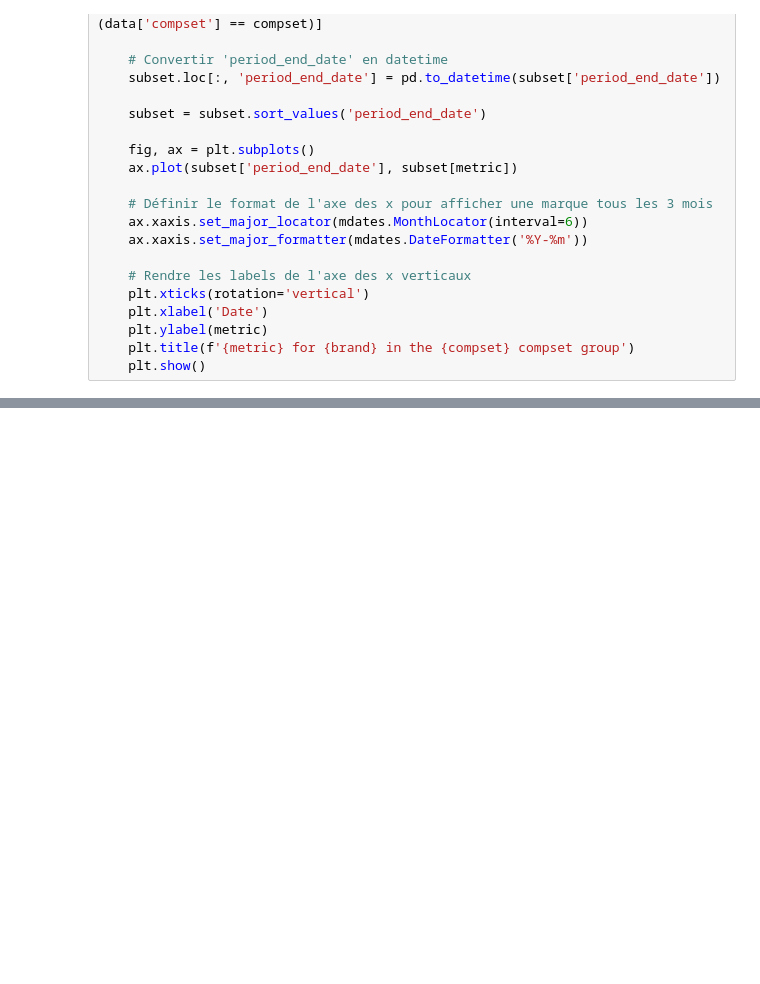
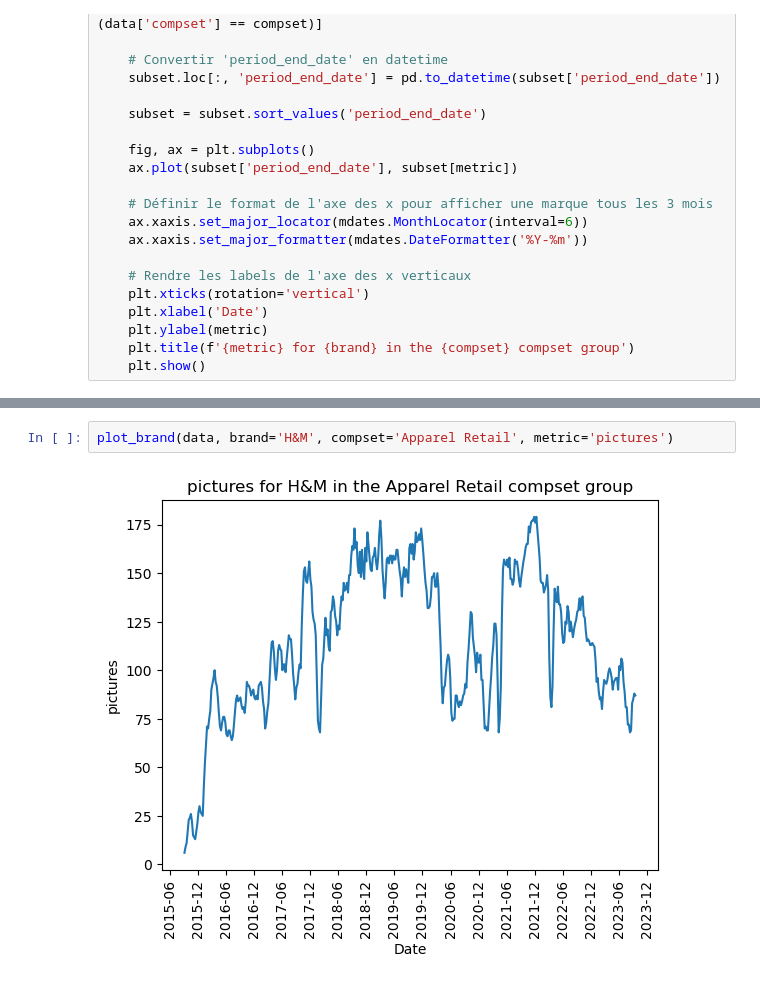
Before and after one commit to tanios13/UBS-ZebraByte, a Jupyter notebook: data-exploration/cyrus.ipynb, the cells around one changed output, grey strips where cells are left out. Cells and saved outputs as stored; diff of their text form; blank space fills up the shorter version.

```diff
--- a/data-exploration/cyrus.ipynb
+++ b/data-exploration/cyrus.ipynb
@@ -189,0 +194,4 @@ def plot_brand(data, brand='Versace', compset='Soft Luxury', metric='likes'):
+# %%
+plot_brand(data, brand='H&M', compset='Apparel Retail', metric='pictures')
+# %% [output]
+[figure, added]
```
Also changed, not shown: parts of 11 cells of this notebook, 1 other file.
